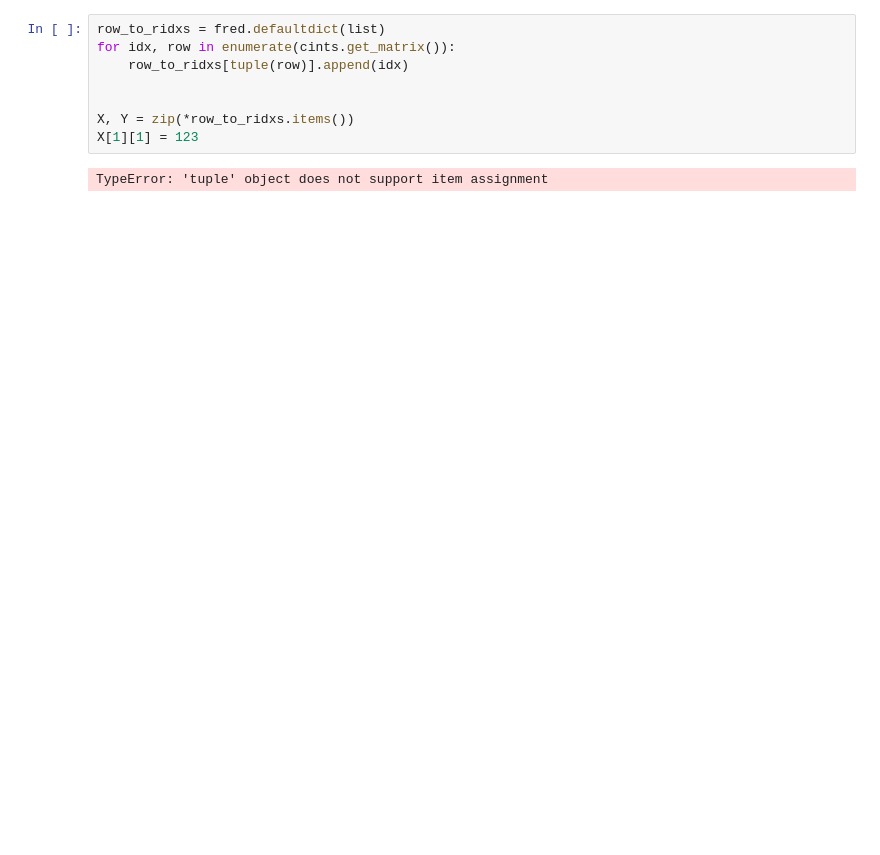
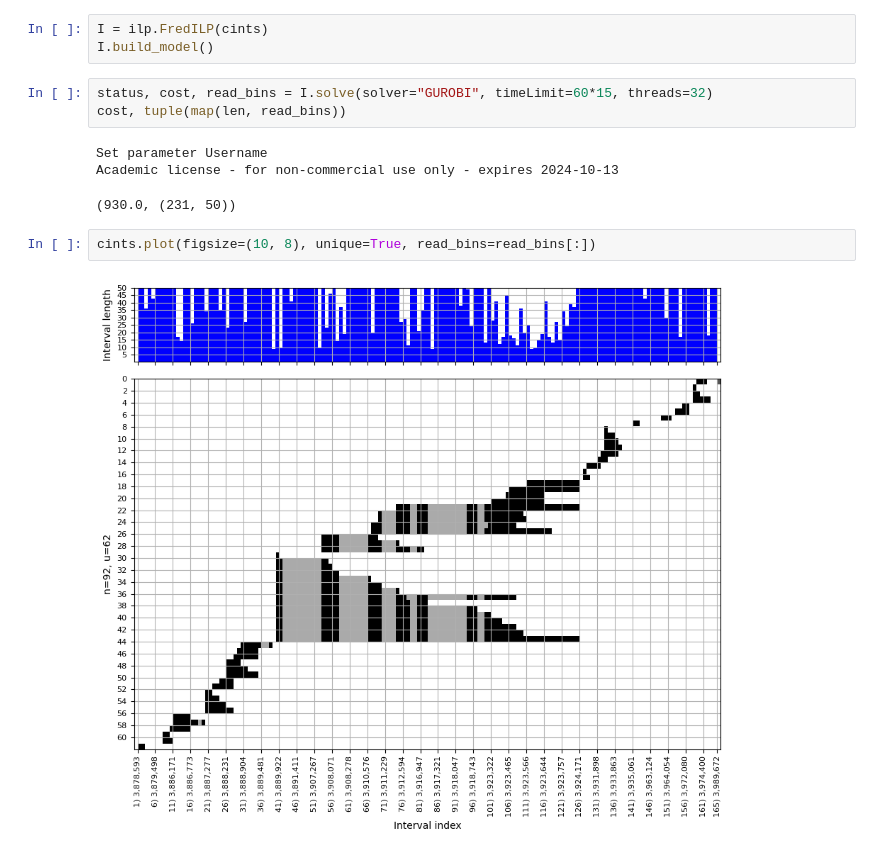
Before and after one commit to baraaorabi/freddie-sc, a Jupyter notebook: seg-dev.ipynb, the cells around one changed output. Drawn from its saved outputs; the diff is of its cells as text; blank space fills up the shorter version.

```diff
--- a/seg-dev.ipynb
+++ b/seg-dev.ipynb
@@ -38,10 +27,14 @@ cints.plot(figsize=(5, 4), unique=False)
-# %%
-row_to_ridxs = fred.defaultdict(list)
-for idx, row in enumerate(cints.get_matrix()):
-    row_to_ridxs[tuple(row)].append(idx)
-
-
-X, Y = zip(*row_to_ridxs.items())
-X[1][1] = 123
-# %% [output]
-TypeError: 'tuple' object does not support item assignment
+# %%
+I = ilp.FredILP(cints)
+I.build_model()
+# %%
+status, cost, read_bins = I.solve(solver="GUROBI", timeLimit=60*15, threads=32)
+cost, tuple(map(len, read_bins))
+# %% [output]
+Set parameter Username
+Academic license - for non-commercial use only - expires 2024-10-13
+(930.0, (231, 50))
+# %%
+cints.plot(figsize=(10, 8), unique=True, read_bins=read_bins[:])
+# %% [output]
+[figure, added]
```
Also changed, not shown: parts of 16 cells of this notebook, 2 other files.
